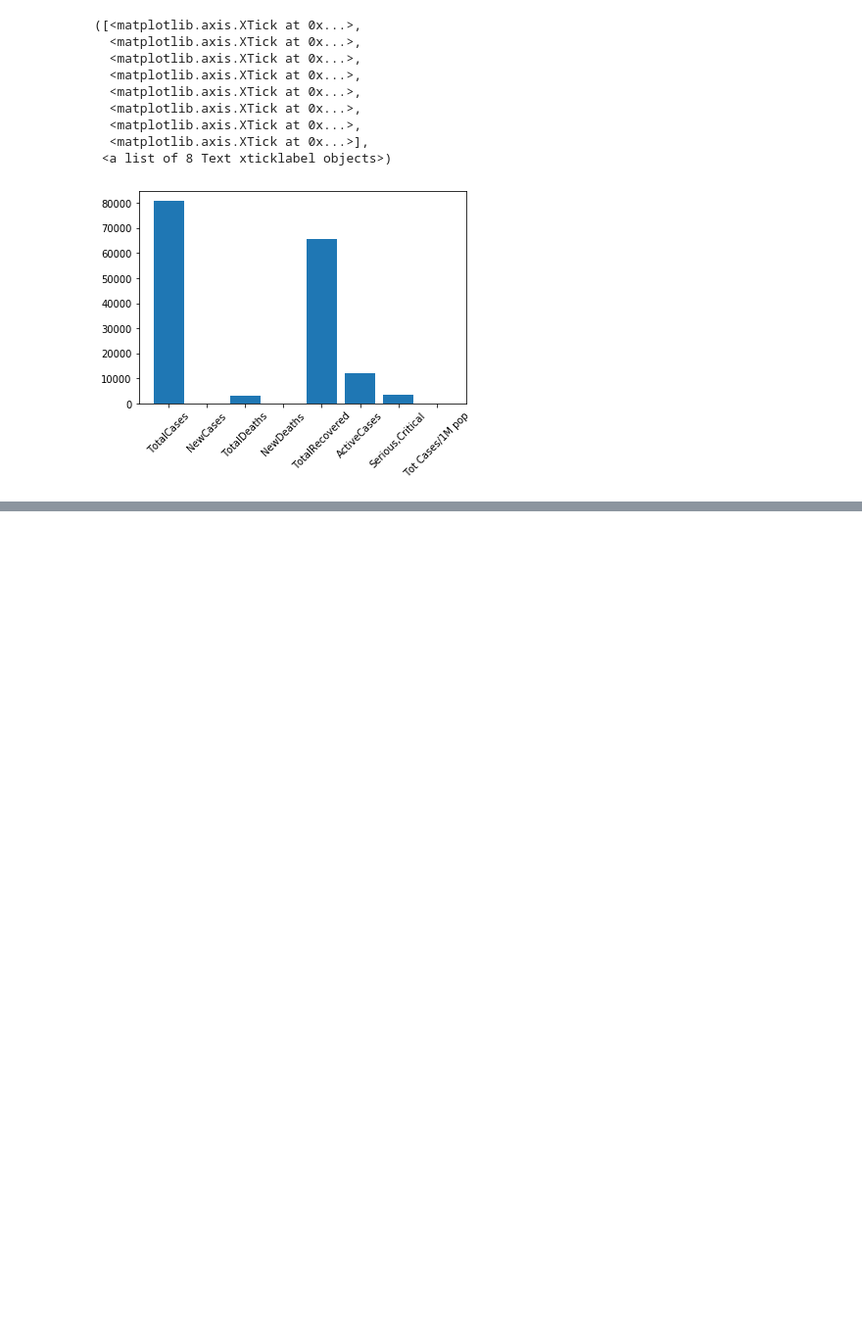
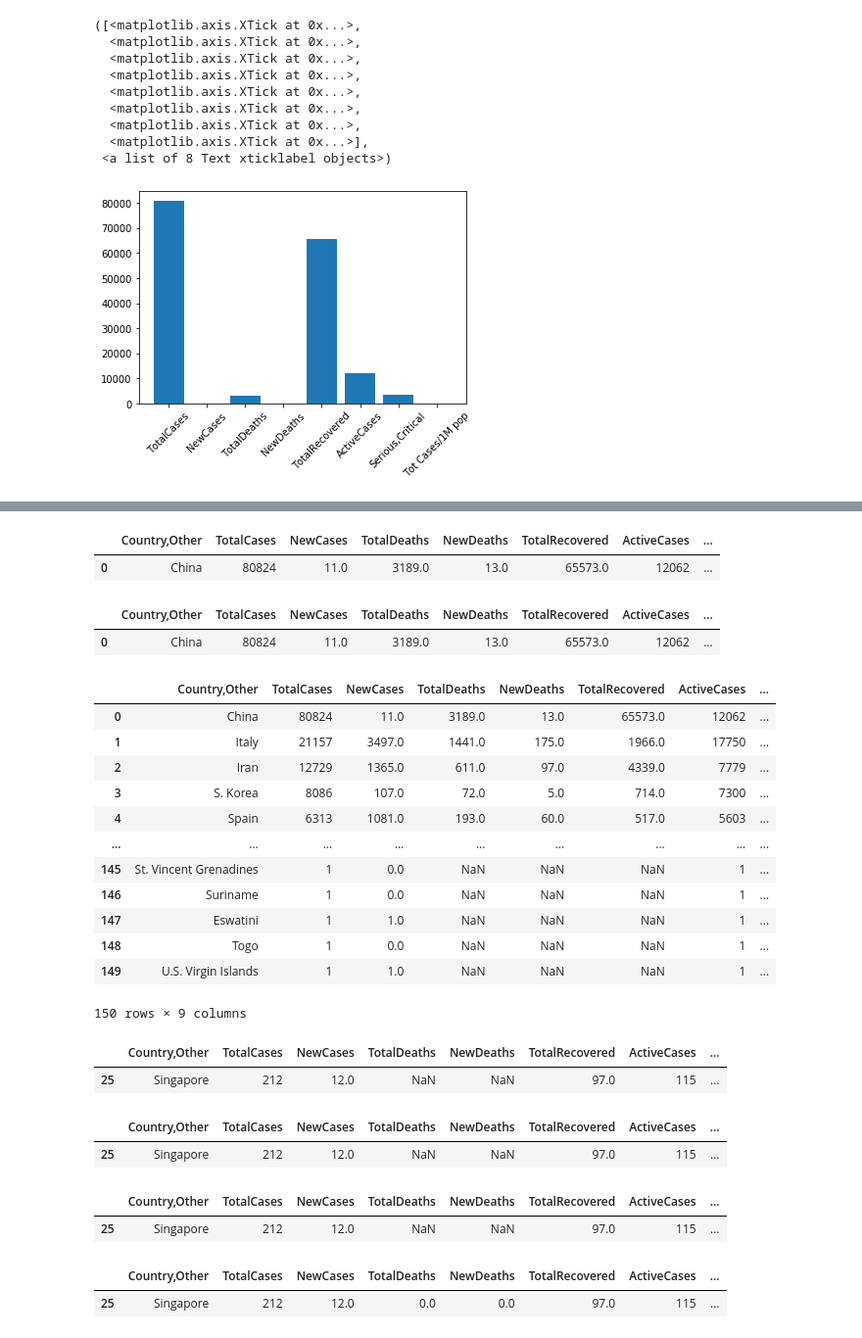
Before and after one commit to by-sabbir/covid19-stat, a Jupyter notebook: static/corona.ipynb, the cells around one changed output, grey strips where cells are left out. Shown at 98% size. Saved outputs shown, nothing was run; the diff lists cells and outputs as text; code cells hidden in the pictures; blank space fills up the shorter version.

```diff
--- a/static/corona.ipynb
+++ b/static/corona.ipynb
@@ -116,0 +138,26 @@ plt.xticks(range(8), china.columns, rotation=45)
+# %%
+con
+# %% [output]
+|  | Country,Other | TotalCases | NewCases | TotalDeaths | NewDeaths | TotalRecovered | ActiveCases | ... |
+| 0 | China | 80824 | 11.0 | 3189.0 | 13.0 | 65573.0 | 12062 | ... |
+# %%
+con.replace("NaN", 0)
+# %% [output]
+|  | Country,Other | TotalCases | NewCases | TotalDeaths | NewDeaths | TotalRecovered | ActiveCases | ... |
+| 0 | China | 80824 | 11.0 | 3189.0 | 13.0 | 65573.0 | 12062 | ... |
+# %%
+df
+# %% [output]
+|  | Country,Other | TotalCases | NewCases | TotalDeaths | NewDeaths | TotalRecovered | ActiveCases | ... |
+| 0 | China | 80824 | 11.0 | 3189.0 | 13.0 | 65573.0 | 12062 | ... |
+| 1 | Italy | 21157 | 3497.0 | 1441.0 | 175.0 | 1966.0 | 17750 | ... |
+| 2 | Iran | 12729 | 1365.0 | 611.0 | 97.0 | 4339.0 | 7779 | ... |
+| 3 | S. Korea | 8086 | 107.0 | 72.0 | 5.0 | 714.0 | 7300 | ... |
+| 4 | Spain | 6313 | 1081.0 | 193.0 | 60.0 | 517.0 | 5603 | ... |
+| ... | ... | ... | ... | ... | ... | ... | ... | ... |
+| 145 | St. Vincent Grenadines | 1 | 0.0 | NaN | NaN | NaN | 1 | ... |
+| 146 | Suriname | 1 | 0.0 | NaN | NaN | NaN | 1 | ... |
+| 147 | Eswatini | 1 | 1.0 | NaN | NaN | NaN | 1 | ... |
+| 148 | Togo | 1 | 0.0 | NaN | NaN | NaN | 1 | ... |
+| 149 | U.S. Virgin Islands | 1 | 1.0 | NaN | NaN | NaN | 1 | ... |
+150 rows × 9 columns
@@ -116,0 +166,15 @@ plt.xticks(range(8), china.columns, rotation=45)
+# %%
+con
+# %% [output]
+|  | Country,Other | TotalCases | NewCases | TotalDeaths | NewDeaths | TotalRecovered | ActiveCases | ... |
+| 25 | Singapore | 212 | 12.0 | NaN | NaN | 97.0 | 115 | ... |
+# %%
+con.replace("NaN", )
+# %% [output]
+|  | Country,Other | TotalCases | NewCases | TotalDeaths | NewDeaths | TotalRecovered | ActiveCases | ... |
+| 25 | Singapore | 212 | 12.0 | NaN | NaN | 97.0 | 115 | ... |
+# %%
+con
+# %% [output]
+|  | Country,Other | TotalCases | NewCases | TotalDeaths | NewDeaths | TotalRecovered | ActiveCases | ... |
+| 25 | Singapore | 212 | 12.0 | NaN | NaN | 97.0 | 115 | ... |
@@ -116,0 +183,5 @@ plt.xticks(range(8), china.columns, rotation=45)
+# %%
+con
+# %% [output]
+|  | Country,Other | TotalCases | NewCases | TotalDeaths | NewDeaths | TotalRecovered | ActiveCases | ... |
+| 25 | Singapore | 212 | 12.0 | 0.0 | 0.0 | 97.0 | 115 | ... |
```
Also changed, not shown: parts of 17 cells of this notebook, 9 other files.
